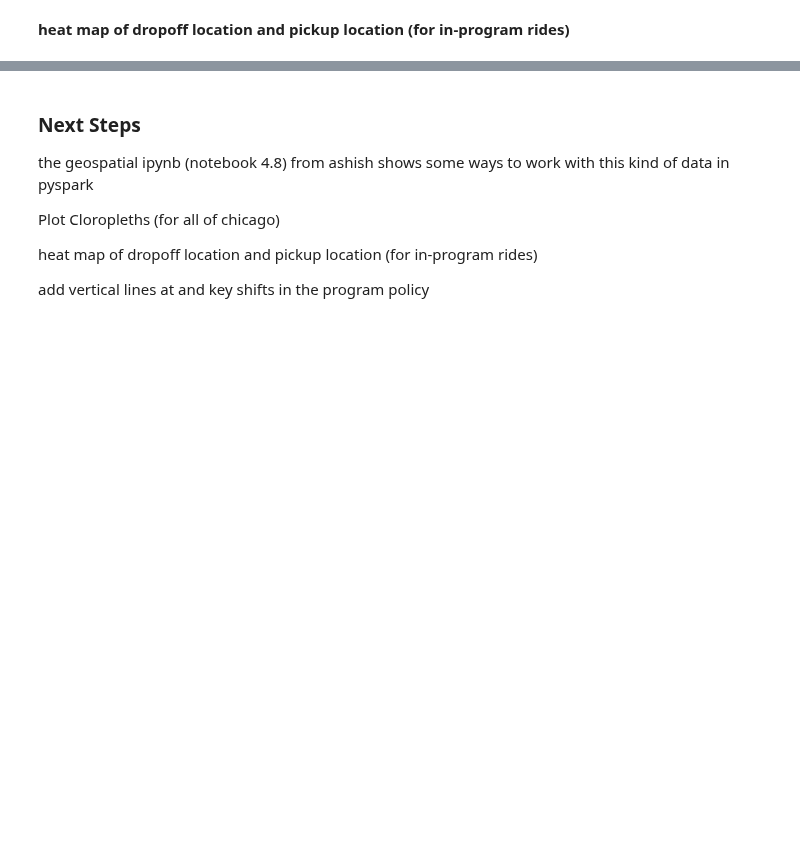
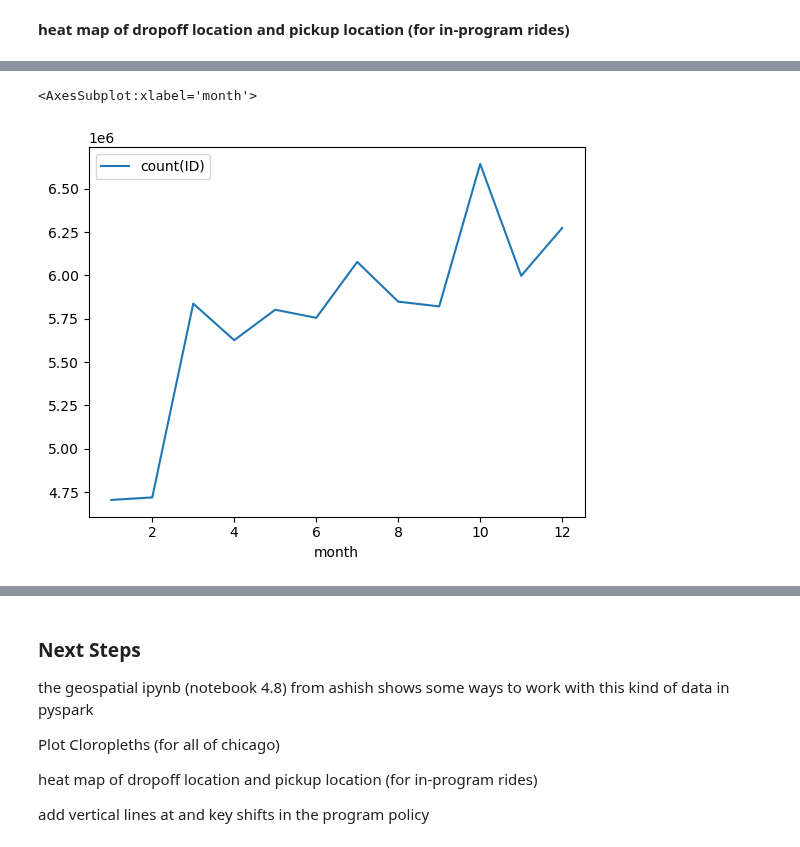
Before and after one commit to hvpachisia/uchicago-lyft-rideshare, a Jupyter notebook: eda_2022.ipynb, the cells around one changed output, grey strips where cells are left out. Drawn from its saved outputs; the diff is of its cells as text; code cells hidden in the pictures; blank space fills up the shorter version.

```diff
--- a/eda_2022.ipynb
+++ b/eda_2022.ipynb
@@ -373,0 +431,6 @@ chicago_map
+# %%
+# basic plots for all rides (not just in the program area)
+df_2022.groupby("month").agg({'ID':'count'}).orderBy(F.col('month').asc()).toPandas().plot(x="month")
+# %% [output]
+<AxesSubplot:xlabel='month'>
+[figure, added]
```
Also changed, not shown: parts of 18 cells of this notebook.
